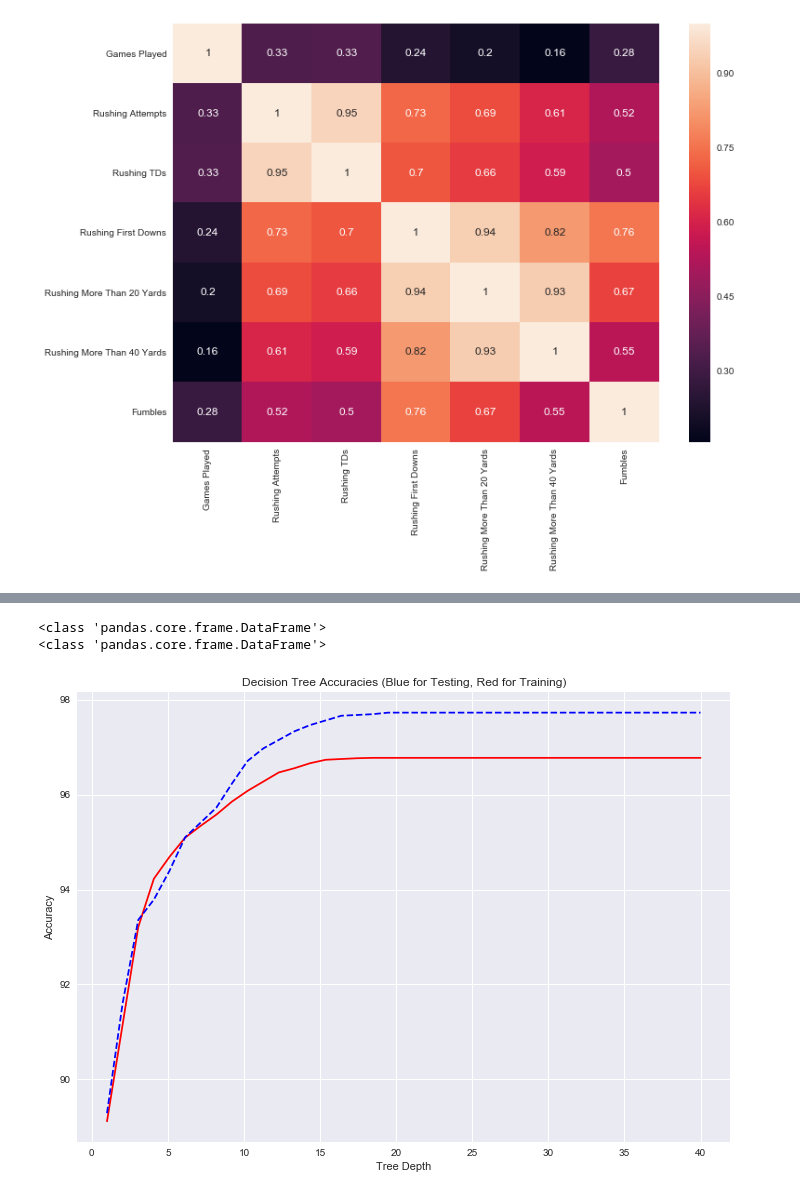
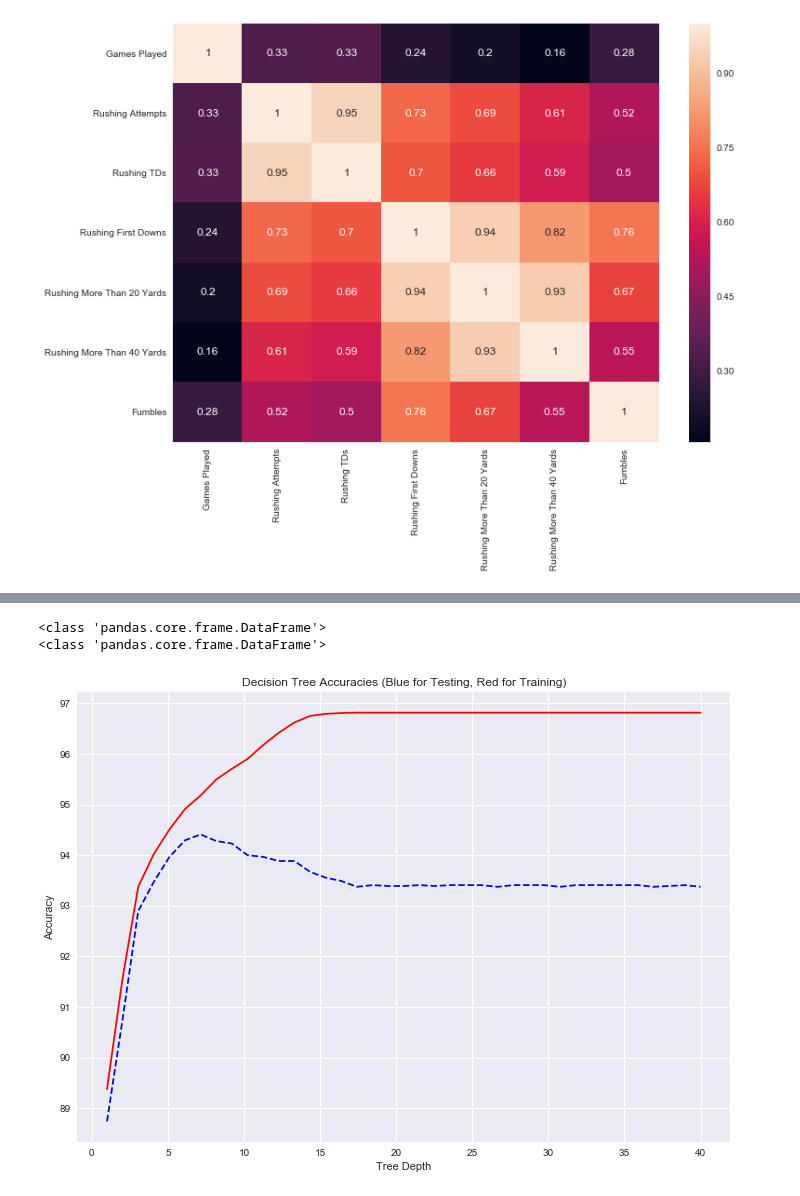
Before and after one commit to spennin5/NFLTalent, a Jupyter notebook: Data Science Term Project.ipynb, the cells around one changed output, grey strips where cells are left out. Cells and saved outputs as stored; diff of their text form; code cells hidden in the pictures.

```diff
--- a/Data Science Term Project.ipynb
+++ b/Data Science Term Project.ipynb
@@ -412,33 +417,33 @@ None
 # %%
 from sklearn.model_selection import train_test_split
 
 n_train = 10000
 print type(df)
 if not isinstance(target, pd.DataFrame):
     target = target.to_frame(name='position')
 print type(target)
 X_train_tree, X_test_tree, y_train_tree, y_test_tree = train_test_split(df, target, test_size=0.33)
 #X_train_tree, y_train_tree = df[:n_train, :], target[:n_train]
 #y_train_tree = y_train_tree.astype('float')
 #X_test_tree, y_test_tree = df[n_train:, :], target[n_train:]
 #y_test_tree = y_test_tree.astype('int')
 
 treeTrainScores =[]
 treeTestScores=[]
 treeIters = np.linspace(1, 40, 39, endpoint=True)
 for i in range(1,40,1):
     clf = tree.DecisionTreeClassifier(max_depth=i)
     clf1 = clf.fit(X_train_tree, y_train_tree)
     treeTrainScores.append(clf1.score(X_train_tree, y_train_tree)*100)
-    clf2 = clf.fit(X_test_tree, y_test_tree)
-    treeTestScores.append(clf2.score(X_test_tree, y_test_tree)*100)
+    #clf2 = clf.fit(X_test_tree, y_test_tree)
+    treeTestScores.append(clf1.score(X_test_tree, y_test_tree)*100)
 plt.plot(treeIters,treeTrainScores, 'r', label="Training")
 plt.plot(treeIters,treeTestScores,'b--', label="Testing")
 plt.title("Decision Tree Accuracies (Blue for Testing, Red for Training)")
 plt.xlabel('Tree Depth')
 plt.ylabel('Accuracy')
 plt.show()
 # %% [output]
 <class 'pandas.core.frame.DataFrame'>
 <class 'pandas.core.frame.DataFrame'>
-[figure, old version]
+[figure, new version]
```
Also changed, not shown: parts of 22 cells of this notebook.
